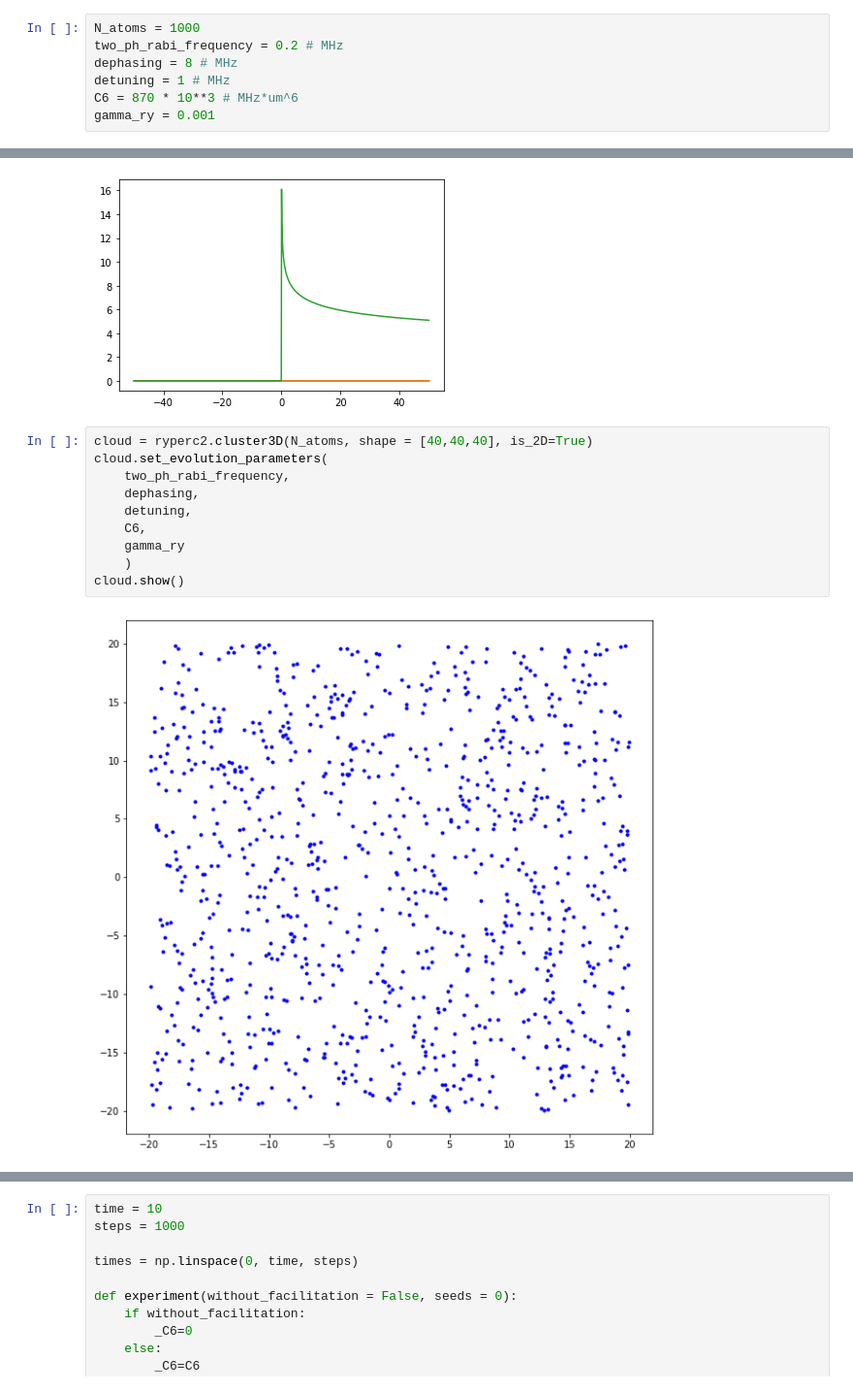
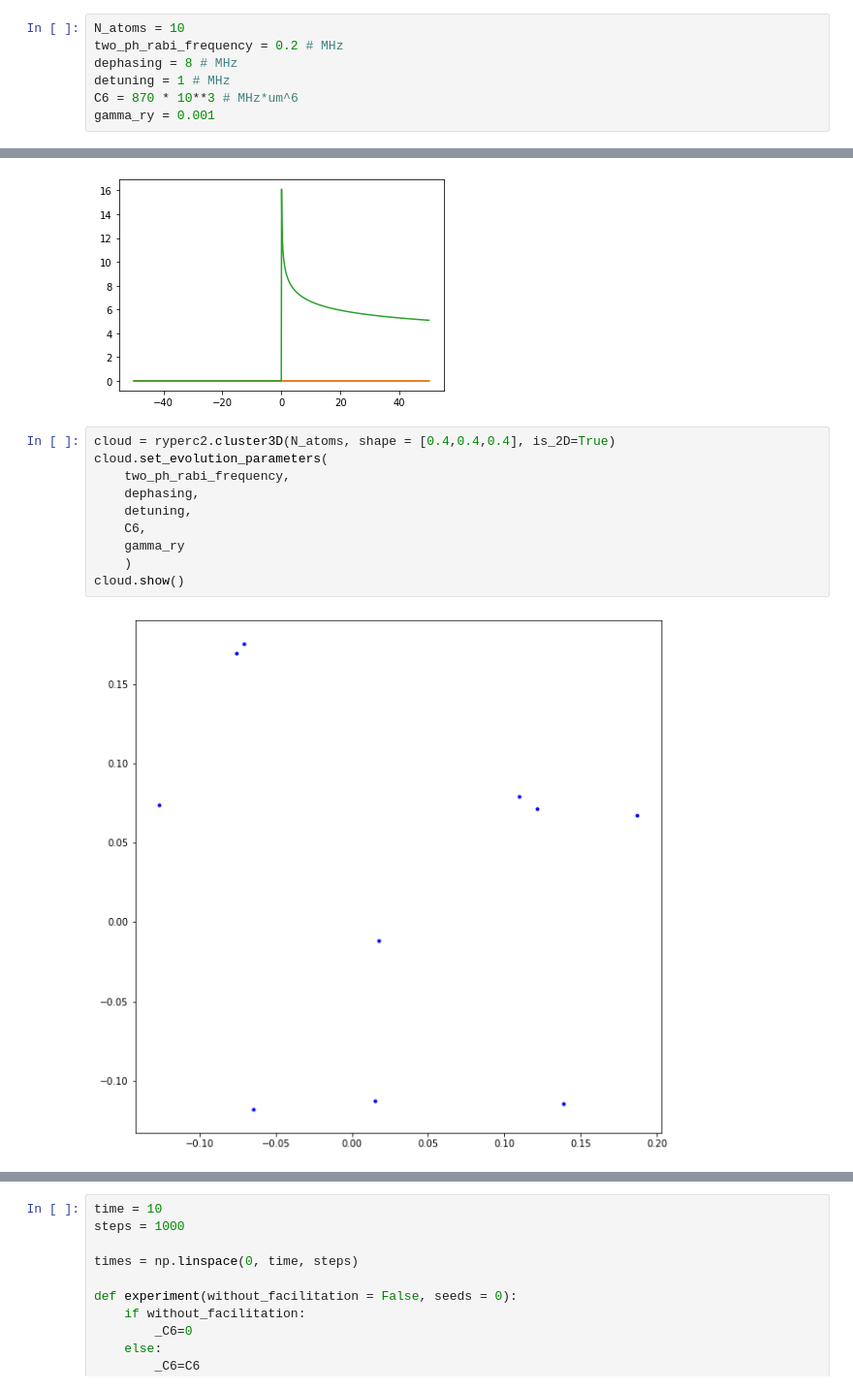
Before and after one commit to Valerio-Amico/rydberg_percolation, a Jupyter notebook: evolution2.ipynb, the cells around one changed output, grey strips where cells are left out. Shown at 97% size. Cells and saved outputs as stored; diff of their text form.

```diff
--- a/evolution2.ipynb
+++ b/evolution2.ipynb
@@ -4,7 +4,7 @@ import matplotlib.pyplot as plt
 import numpy as np
 from IPython.display import clear_output
 # %%
-N_atoms = 1000
+N_atoms = 10
 two_ph_rabi_frequency = 0.2 # MHz
 dephasing = 8 # MHz
 detuning = 1 # MHz
@@ -53,17 +53,17 @@ plt.show()
 # %% [output]
 [figure]
 # %%
-cloud = ryperc2.cluster3D(N_atoms, shape = [40,40,40], is_2D=True)
+cloud = ryperc2.cluster3D(N_atoms, shape = [0.4,0.4,0.4], is_2D=True)
 cloud.set_evolution_parameters(
     two_ph_rabi_frequency,
     dephasing,
     detuning,
     C6,
     gamma_ry
     )
 cloud.show()
 # %% [output]
-[figure, old version]
+[figure, new version]
 # %%
 cloud.evolution_step(100)
 cloud.show()
```
Also changed, not shown: parts of 6 cells of this notebook, 8 other files.
